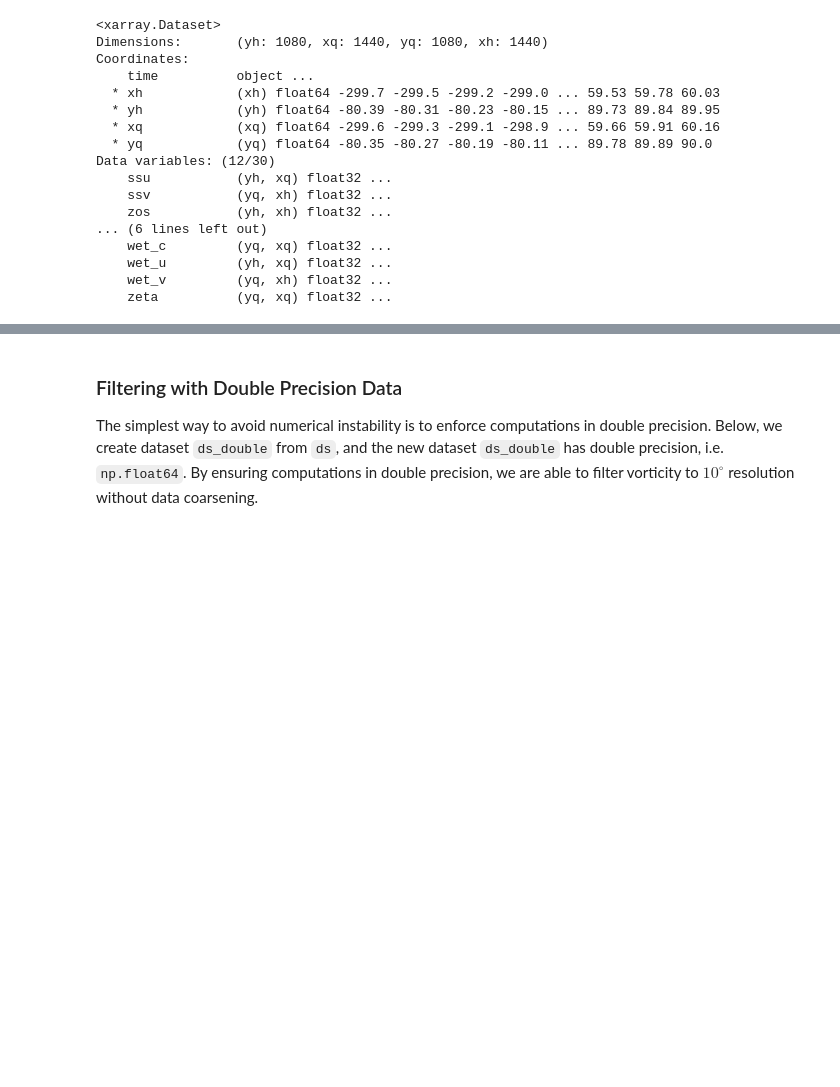
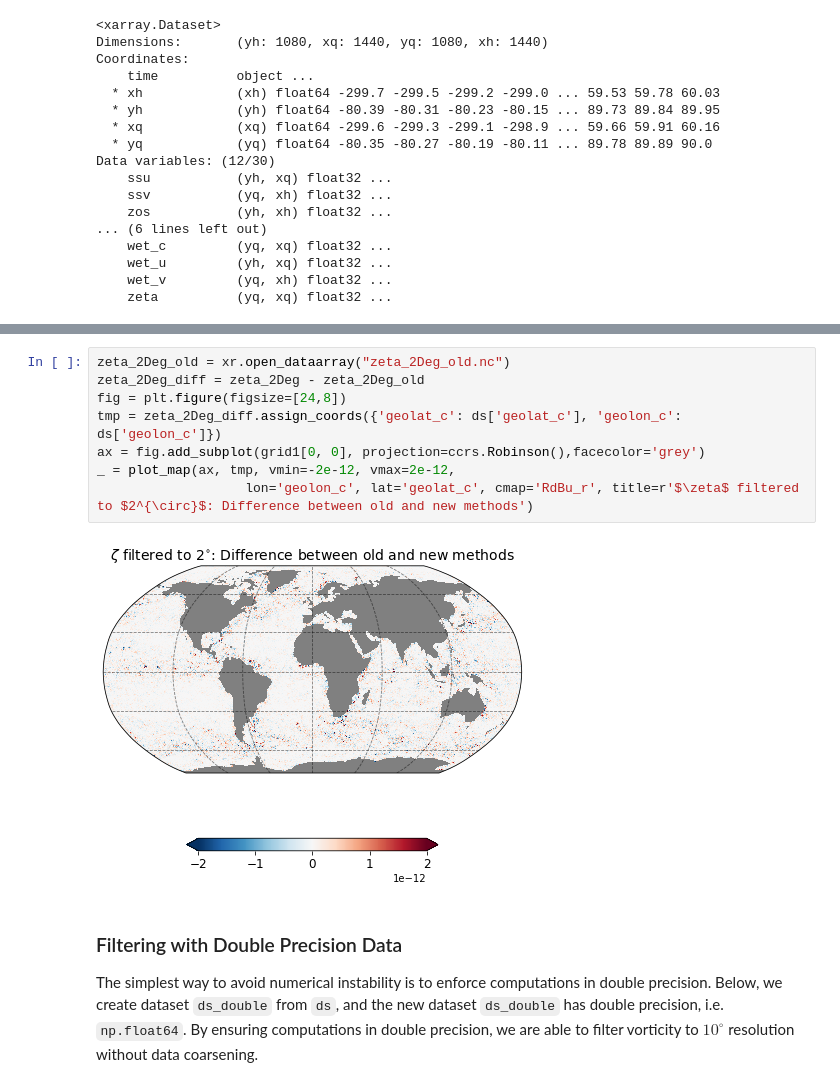
Before and after one commit to ocean-eddy-cpt/gcm-filters, a Jupyter notebook: docs/examples/example_numerical_instability.ipynb, the cells around one changed output, grey strips where cells are left out. Saved outputs shown, nothing was run; the diff lists cells and outputs as text; blank space fills up the shorter version.

Commit message:
Show difference between old and new methods

```diff
--- a/docs/examples/example_numerical_instability.ipynb
+++ b/docs/examples/example_numerical_instability.ipynb
@@ -120,3 +120,13 @@ Wall time: 46.3 s
+# %%
+zeta_2Deg_old = xr.open_dataarray("zeta_2Deg_old.nc")
+zeta_2Deg_diff = zeta_2Deg - zeta_2Deg_old
+fig = plt.figure(figsize=[24,8])
+tmp = zeta_2Deg_diff.assign_coords({'geolat_c': ds['geolat_c'], 'geolon_c': ds['geolon_c']})
+ax = fig.add_subplot(grid1[0, 0], projection=ccrs.Robinson(),facecolor='grey')
+_ = plot_map(ax, tmp, vmin=-2e-12, vmax=2e-12,
+                   lon='geolon_c', lat='geolat_c', cmap='RdBu_r', title=r'$\zeta$ filtered to $2^{\circ}$: Difference between old and new methods')
+# %% [output]
+[figure, added]
 # %% [markdown]
 ### Filtering with Double Precision Data
 
```
Also changed, not shown: parts of 2 cells of this notebook.
